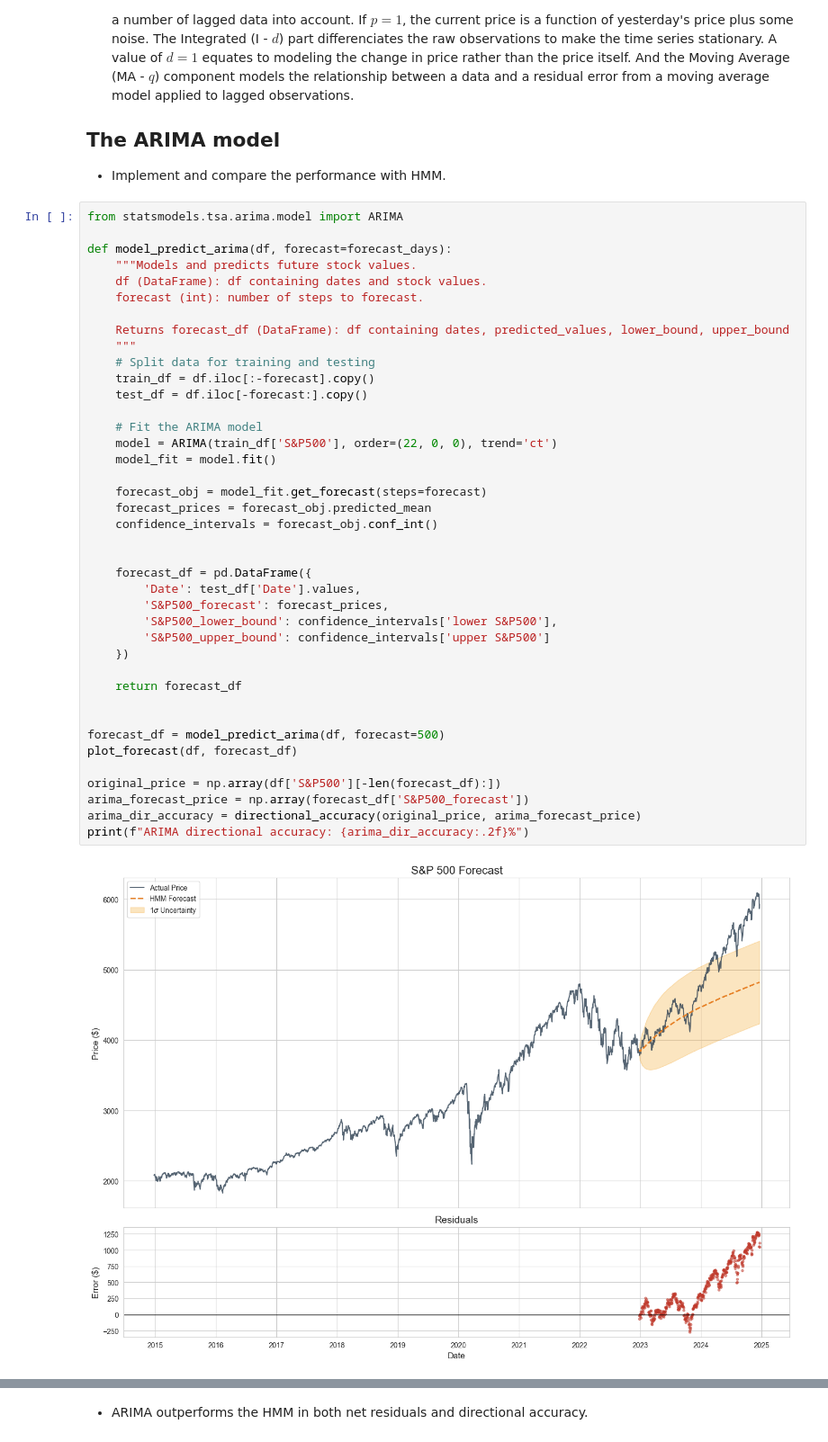
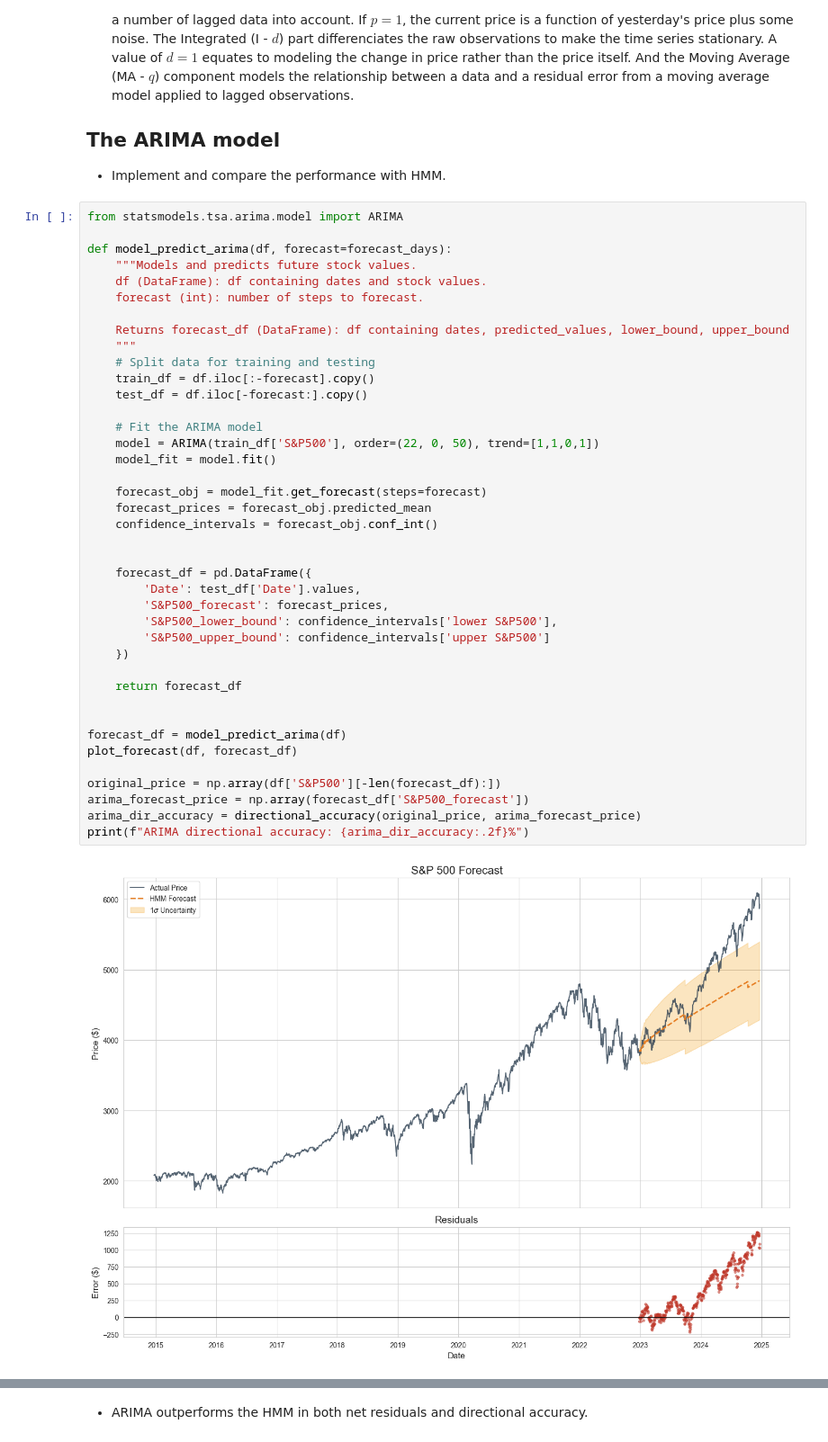
Before and after one commit to sagara92/SandP_Trends_Prediction, a Jupyter notebook: SandP_prediction.ipynb, the cells around one changed output, grey strips where cells are left out. Shown at 90% size. Drawn from its saved outputs; the diff is of its cells as text.

Commit message:
Update the ARIMA model parameter and the forecast plot.

```diff
--- a/SandP_prediction.ipynb
+++ b/SandP_prediction.ipynb
@@ -261,33 +261,33 @@ def model_predict_arima(df, forecast=forecast_days):
     """
     # Split data for training and testing
     train_df = df.iloc[:-forecast].copy()
     test_df = df.iloc[-forecast:].copy()
 
     # Fit the ARIMA model
-    model = ARIMA(train_df['S&P500'], order=(22, 0, 0), trend='ct')
+    model = ARIMA(train_df['S&P500'], order=(22, 0, 50), trend=[1,1,0,1])
     model_fit = model.fit()
 
     forecast_obj = model_fit.get_forecast(steps=forecast)
     forecast_prices = forecast_obj.predicted_mean
     confidence_intervals = forecast_obj.conf_int()
 
 
     forecast_df = pd.DataFrame({
         'Date': test_df['Date'].values,
         'S&P500_forecast': forecast_prices,
         'S&P500_lower_bound': confidence_intervals['lower S&P500'],
         'S&P500_upper_bound': confidence_intervals['upper S&P500']
     })
 
     return forecast_df
 
 
-forecast_df = model_predict_arima(df, forecast=500)
+forecast_df = model_predict_arima(df)
 plot_forecast(df, forecast_df)
 
 original_price = np.array(df['S&P500'][-len(forecast_df):])
 arima_forecast_price = np.array(forecast_df['S&P500_forecast'])
 arima_dir_accuracy = directional_accuracy(original_price, arima_forecast_price)
 print(f"ARIMA directional accuracy: {arima_dir_accuracy:.2f}%")
 # %% [output]
-[figure, old version]
+[figure, new version]
```
Also changed, not shown: parts of 1 cell of this notebook.
